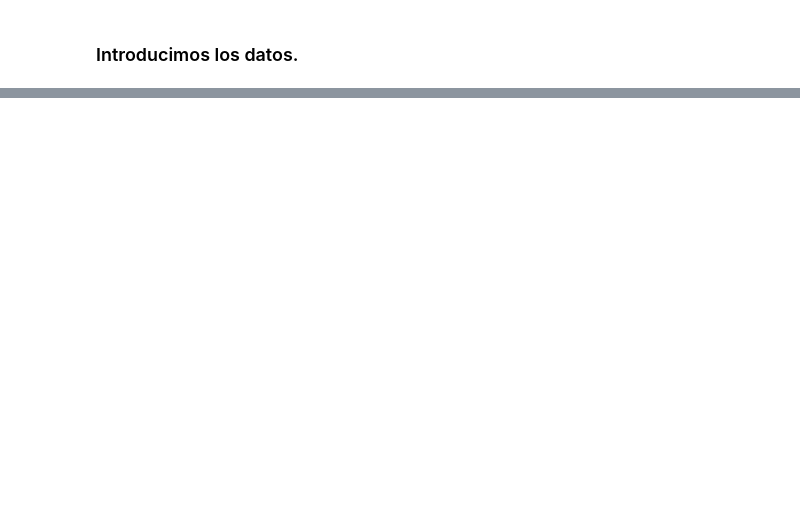
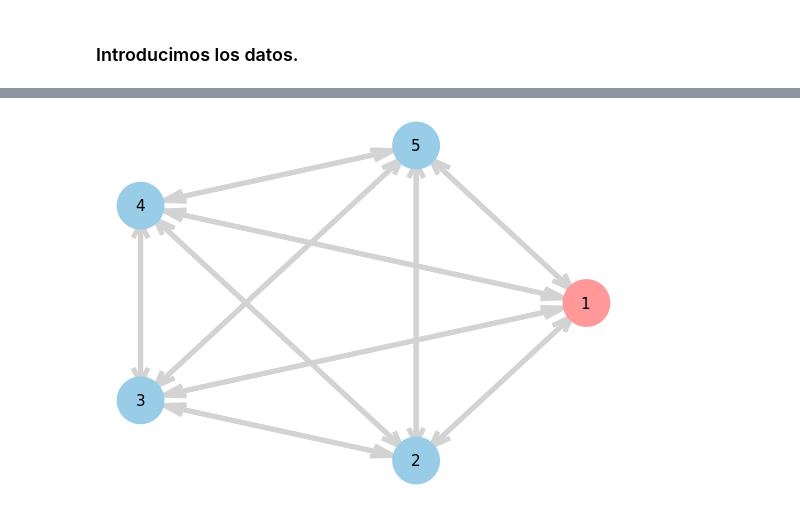
Before and after one commit to Saul-Sosa-Diaz/Ingenieria-Logistica, a Jupyter notebook: TSP_con_ventana_de_tiempo.ipynb, the cells around one changed output, grey strips where cells are left out. Cells and saved outputs as stored; diff of their text form; code cells hidden in the pictures; blank space fills up the shorter version.

```diff
--- a/TSP_con_ventana_de_tiempo.ipynb
+++ b/TSP_con_ventana_de_tiempo.ipynb
@@ -239,0 +152,20 @@ end
+# %%
+C = [0  84  95  62  110;
+     84 0   78  68  115;
+     95 78  0   70  105;
+     62 68  70  0  113;
+     110 115 105 113 0]
+
+T = [0  48 40 10 12;
+     48 0  16  22 10;
+     40 16  0  40  12;
+     10 22 40  0  22;
+     12  10  12  22  0]
+
+# Time windows for talking to characters on planets
+E = [0, 150, 70, 70, 140] # Window startup in minutes
+L = [400,220, 165, 150, 360] # End of window in minutes
+s = [0, 42, 42, 42, 42] # Service time in minutes
+
+Names = ["Restaurant at the End of the Universe","Planet Squornshellous Zeta", "Trillia", "Brontitall", "Kakrafoon"]
+N=size(C,1)
@@ -239,0 +176,65 @@ end
+# %%
+function PlotGraph(N, Costs,  e, l, Names)
+    EPS = 0.00001
+    G = Graphs.SimpleDiGraph(N)
+    # Add the edges to the graph
+    for i=1:N, j=1:N
+        if Costs[i,j] > EPS
+            Graphs.add_edge!(G,i,j)
+        end
+    end
+
+    # Create a leyend to show the name of the planets and the time window
+    leyend = ""
+    for i=1:N
+        Early_hours = div(e[i], 60)
+        Early_minutes = rem(e[i], 60)
+        Early_formatted_time = "$(Early_hours).$(Early_minutes)"
+        Late_hours = div(l[i], 60)
+        Late_minutes = rem(l[i], 60)
+        Late_formatted_time = "$(Late_hours).$(Late_minutes)"
+        leyend = leyend * "$(i). $(Names[i]): ($(Early_formatted_time)-$(Late_formatted_time))\n"
+    end
+
+    # Change the color of the first node to a pastel red, and the rest to a pastel blue.
+    pastel_red = RGB(1.0, 0.6, 0.6)
+    pastel_blue = RGB(0.6, 0.8, 0.9)
+    node_colors = [pastel_red; fill(pastel_blue, N-1)]
+
+    # Plot the graph
+    p = gplot(G, nodelabel = 1:N, layout = circular_layout, nodefillc = node_colors)
+    display(p)
+    println(leyend)
+    return
+end
+
+function AdjTour(N,sol)
+    EPS = 0.00001
+    pred = zeros(Int32,N)
+    next = zeros(Int32,N)
+    for i=1:N, j=1:N
+        if sol[i,j] > EPS
+            pred[j] = i
+            next[i] = j
+        end
+    end
+    return pred,next
+end
+
+function PrintTour(N,sol, Names)
+    pred,next = AdjTour(N,sol)
+    print("Tour: ")
+    u = 1
+    v = next[u]
+    while v!=1
+        print("$(Names[u]) => ")
+        u = v
+        v = next[u]
+    end
+    println("$(Names[u])")
+end
+
+
+PlotGraph(N, C, E, L, Names)
+# %% [output]
+[figure, added]
```
Also changed, not shown: parts of 32 cells of this notebook.
